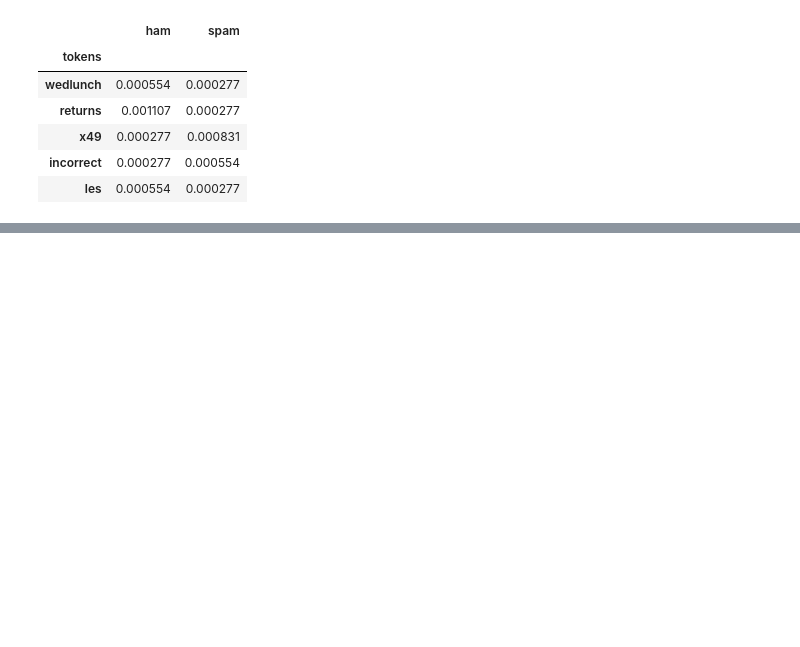
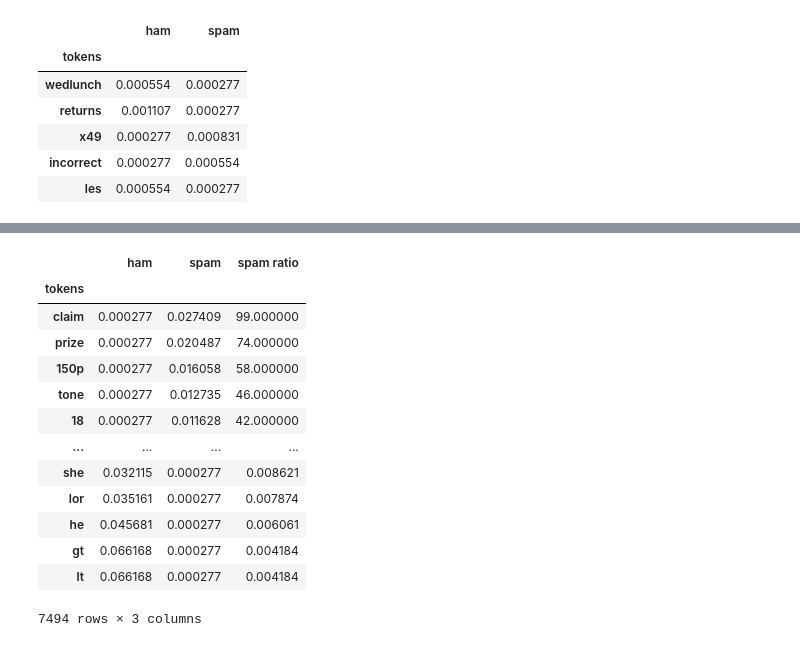
Before and after one commit to dehsheikh/Data_Science, a Jupyter notebook: NLP/P01.ipynb, the cells around one changed output, grey strips where cells are left out. Saved outputs shown, nothing was run; the diff lists cells and outputs as text; code cells hidden in the pictures; blank space fills up the shorter version.

```diff
--- a/NLP/P01.ipynb
+++ b/NLP/P01.ipynb
@@ -220,4 +220,4 @@ tokens.sample(5, random_state = 6)
 | incorrect | 0.000277 | 0.000554 |
 | les | 0.000554 | 0.000277 |
 # %%
-tokens["spam ratio"] = tokens[]
+tokens["spam ratio"] = tokens["spam"] / tokens["ham"]
@@ -223,0 +234,17 @@ tokens["spam ratio"] = tokens[]
+# %%
+tokens.sort_values("spam ratio", ascending = False)
+# %% [output]
+|  | ham | spam | spam ratio |
+| tokens |  |  |  |
+| claim | 0.000277 | 0.027409 | 99.000000 |
+| prize | 0.000277 | 0.020487 | 74.000000 |
+| 150p | 0.000277 | 0.016058 | 58.000000 |
+| tone | 0.000277 | 0.012735 | 46.000000 |
+| 18 | 0.000277 | 0.011628 | 42.000000 |
+| ... | ... | ... | ... |
+| she | 0.032115 | 0.000277 | 0.008621 |
+| lor | 0.035161 | 0.000277 | 0.007874 |
+| he | 0.045681 | 0.000277 | 0.006061 |
+| gt | 0.066168 | 0.000277 | 0.004184 |
+| lt | 0.066168 | 0.000277 | 0.004184 |
+7494 rows × 3 columns
```
Also changed, not shown: parts of 1 cell of this notebook.
